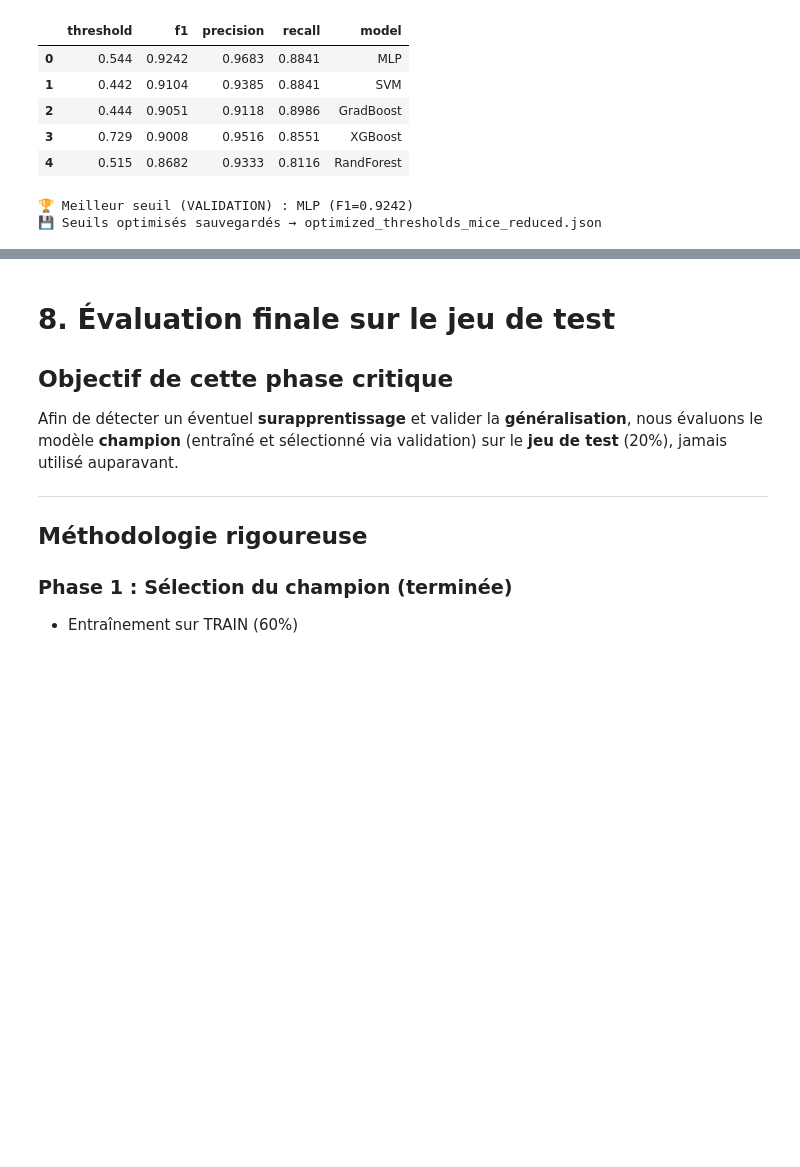
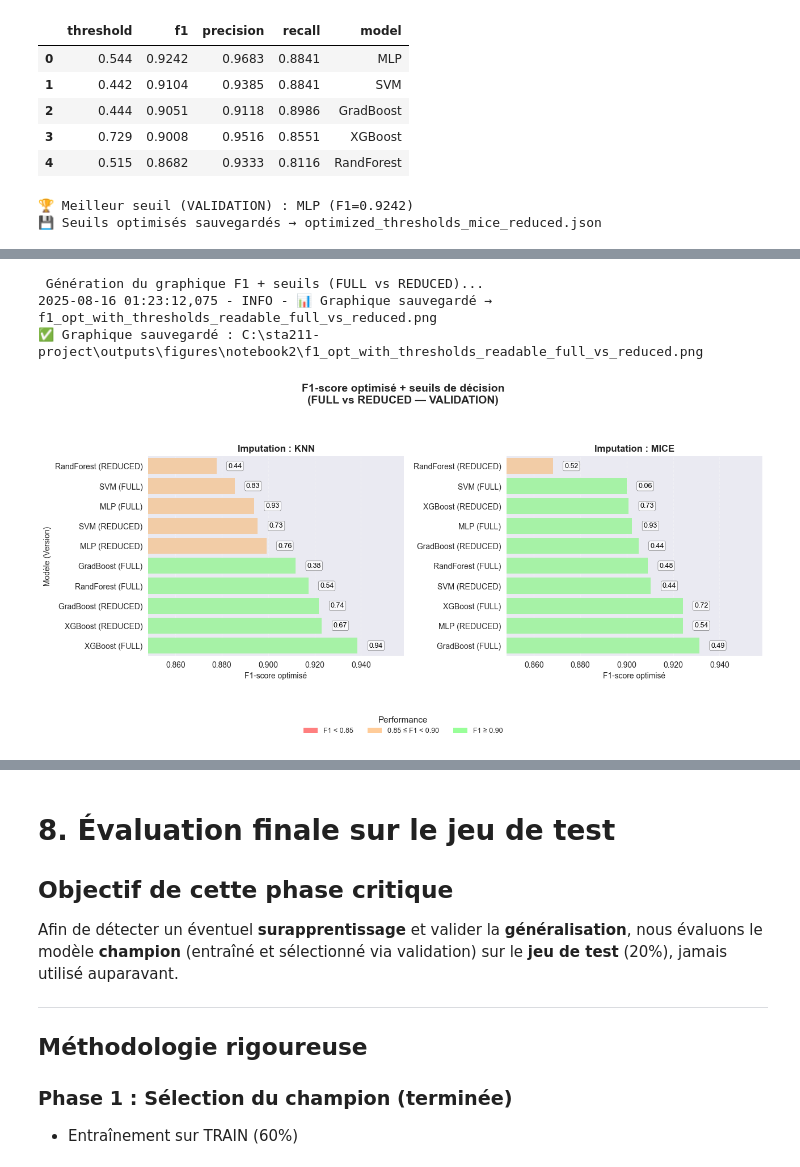
Before and after one commit to Abdoullatuf/sta211-project, a Jupyter notebook: notebooks/02_Modelisation_et_Optimisation.ipynb, the cells around one changed output, grey strips where cells are left out. Drawn from its saved outputs; the diff is of its cells as text; code cells hidden in the pictures; blank space fills up the shorter version.

Commit message:
mis à jour du notebook 02 jusqu'à l'évaluattion réussi sur les données de Test

```diff
--- a/notebooks/02_Modelisation_et_Optimisation.ipynb
+++ b/notebooks/02_Modelisation_et_Optimisation.ipynb
@@ -1920,6 +1965,7 @@ log.info(f" Tableau des seuils optimisés consolidé sauvegardé → df_all_thre
 # %%
 # F1 optimal + seuil (bar-plot lisible avec données FULL/REDUCED) ──────────────────────────────
 import matplotlib.ticker as mtick
+import os
 
 # Vérification des colonnes requises
 required_cols = {"model", "f1", "threshold", "Imputation", "Version"}
@@ -1931,72 +1977,78 @@ fig, axes = plt.subplots(1, 2, figsize=(13, 6), sharex=True)
 
 # Boucle sur les deux méthodes d'imputation
 for ax, (imp, sub) in zip(axes, df_thr_all.groupby("Imputation")):
-    sub = sub.sort_values("f1")
+  sub = sub.sort_values("f1")
 
-    # Ajout de version dans les labels pour différencier
-    y_labels = sub.apply(lambda row: f"{row['model']} ({row['Version']})", axis=1)
+  # Ajout de version dans les labels pour différencier
+  y_labels = sub.apply(lambda row: f"{row['model']} ({row['Version']})", axis=1)
 
-    # Palette personnalisée
-    colors = ["#ff7f7f" if f1 < 0.85 else "#ffcc99" if f1 < 0.90 else "#99ff99"
-              for f1 in sub["f1"]]
+  # Palette personnalisée
+  colors = ["#ff7f7f" if f1 < 0.85 else "#ffcc99" if f1 < 0.90 else "#99ff99"
+            for f1 in sub["f1"]]
 
-    bars = sns.barplot(x="f1", y=y_labels, data=sub, palette=colors, ax=ax)
+  bars = sns.barplot(x="f1", y=y_labels, data=sub, palette=colors, ax=ax)
 
-    # Annotations des seuils
-    for i, row in enumerate(sub.itertuples()):
-        x_pos = max(row.f1 + 0.005, 0.82)
-        ax.text(x_pos, i, f"{row.threshold:.2f}",
-                va="center", fontsize=9, color="black",
-                bbox=dict(boxstyle="round,pad=0.2", facecolor="white", alpha=0.8))
+  # Annotations des seuils
+  for i, row in enumerate(sub.itertuples()):
+      x_pos = max(row.f1 + 0.005, 0.82)
+      ax.text(x_pos, i, f"{row.threshold:.2f}",
+              va="center", fontsize=9, color="black",
+              bbox=dict(boxstyle="round,pad=0.2", facecolor="white", alpha=0.8))
 
-    ax.set_title(f"Imputation : {imp}", fontsize=12, weight="bold")
-    ax.set_xlabel("F1-score optimisé", fontsize=10)
-    ax.set_ylabel("Modèle (Version)" if imp == "KNN" else "", fontsize=10)
-    ax.grid(axis='x', alpha=0.3, linestyle='--')
-    ax.set_axisbelow(True)
+  ax.set_title(f"Imputation : {imp}", fontsize=12, weight="bold")
+  ax.set_xlabel("F1-score optimisé", fontsize=10)
+  ax.set_ylabel("Modèle (Version)" if imp == "KNN" else "", fontsize=10)
+  ax.grid(axis='x', alpha=0.3, linestyle='--')
+  ax.set_axisbelow(True)
 
 # Limites X dynamiques
 f1_min, f1_max = df_thr_all["f1"].min(), df_thr_all["f1"].max()
 x_min = max(0.80, f1_min - 0.02)
 x_max = min(0.98, f1_max + 0.02)
 
 for ax in axes:
-    ax.set_xlim(x_min, x_max)
-    ax.xaxis.set_major_formatter(mtick.FormatStrFormatter("%.3f"))
+  ax.set_xlim(x_min, x_max)
+  ax.xaxis.set_major_formatter(mtick.FormatStrFormatter("%.3f"))
 
 # Titre principal
-fig.suptitle("F1-score optimisé + seuils de décision\n(FULL vs REDUCED — Validation)", fontsize=14, weight="bold")
+fig.suptitle("F1-score optimisé + seuils de décision\n(FULL vs REDUCED — VALIDATION)", fontsize=14,
+weight="bold")
 
 # Légende
 legend_elements = [
-    plt.Rectangle((0,0),1,1, facecolor="#ff7f7f", label="F1 < 0.85"),
-    plt.Rectangle((0,0),1,1, facecolor="#ffcc99", label="0.85 ≤ F1 < 0.90"),
-    plt.Rectangle((0,0),1,1, facecolor="#99ff99", label="F1 ≥ 0.90")
+  plt.Rectangle((0,0),1,1, facecolor="#ff7f7f", label="F1 < 0.85"),
+  plt.Rectangle((0,0),1,1, facecolor="#ffcc99", label="0.85 ≤ F1 < 0.90"),
+  plt.Rectangle((0,0),1,1, facecolor="#99ff99", label="F1 ≥ 0.90")
 ]
 fig.legend(handles=legend_elements, loc='upper center', bbox_to_anchor=(0.5, 0.02),
-           ncol=3, fontsize=9, title="Performance")
+         ncol=3, fontsize=9, title="Performance")
 
 plt.tight_layout(rect=[0, 0.08, 1, 0.92])
 
-# Sauvegarde
-fig_path = FIGURES_NB2_DIR / "f1_opt_with_thresholds_readable_full_vs_reduced.png"
-os.makedirs(fig_path.parent, exist_ok=True)
+# ✅ CORRECTION: Utiliser cfg.paths.outputs au lieu de FIGURES_NB2_DIR
+fig_path = cfg.paths.outputs / "figures" / "notebook2" / "f1_opt_with_thresholds_readable_full_vs_reduced.png"
+fig_path.parent.mkdir(parents=True, exist_ok=True)
 
 try:
-    fig.savefig(fig_path, dpi=150, bbox_inches="tight", facecolor='white')
-    log.info(f"📊 Graphique sauvegardé → {fig_path.name}")
-    print(f"✅ Graphique sauvegardé : {fig_path}")
+  fig.savefig(fig_path, dpi=150, bbox_inches="tight", facecolor='white')
+  log.info(f"📊 Graphique sauvegardé → {fig_path.name}")
+  print(f"✅ Graphique sauvegardé : {fig_path}")
 except Exception as e:
-    log.error(f"❌ Erreur sauvegarde : {e}")
-    print(f"❌ Erreur lors de la sauvegarde : {e}")
+  log.error(f"❌ Erreur sauvegarde : {e}")
+  print(f"❌ Erreur lors de la sauvegarde : {e}")
 
 plt.show()
 
 # ✅ Résumé du champion
 best_overall = df_thr_all.loc[df_thr_all["f1"].idxmax()]
-print(f"\n CHAMPION GLOBAL:")
+print(f"\n🏆 CHAMPION GLOBAL:")
 print(f"   Modèle          : {best_overall['model']} + {best_overall['Imputation']} ({best_overall['Version']})")
 print(f"   F1-score        : {best_overall['f1']:.4f}")
 print(f"   Seuil optimal   : {best_overall['threshold']:.3f}")
 print(f"   Précision       : {best_overall['precision']:.4f}")
 print(f"   Rappel          : {best_overall['recall']:.4f}")
+# %% [output]
+ Génération du graphique F1 + seuils (FULL vs REDUCED)...
+2025-08-16 01:23:12,075 - INFO - 📊 Graphique sauvegardé → f1_opt_with_thresholds_readable_full_vs_reduced.png
+✅ Graphique sauvegardé : C:\sta211-project\outputs\figures\notebook2\f1_opt_with_thresholds_readable_full_vs_reduced.png
+[figure, added]
```
Also changed, not shown: parts of 8 cells of this notebook, 5 other files.
